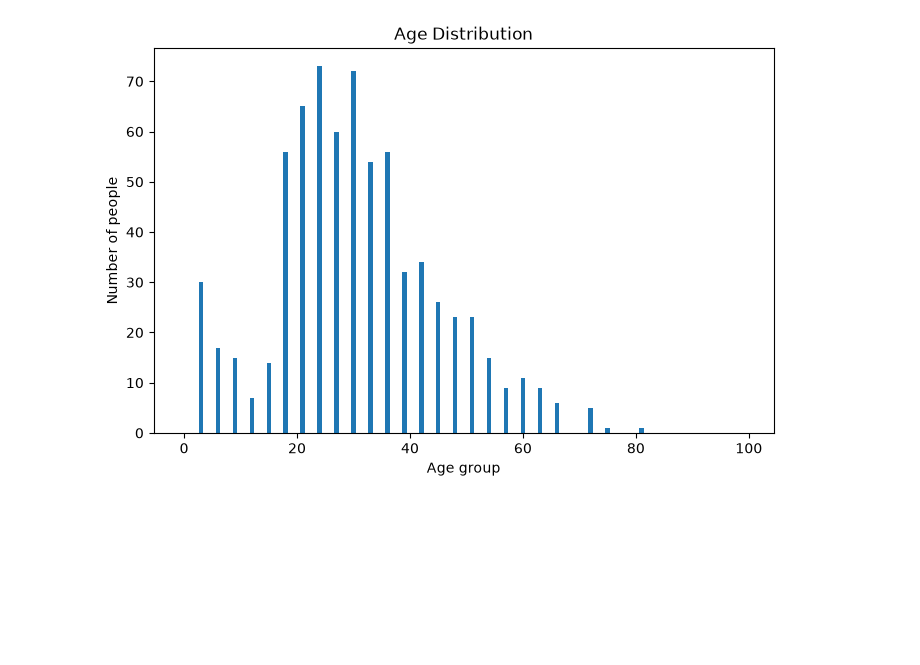
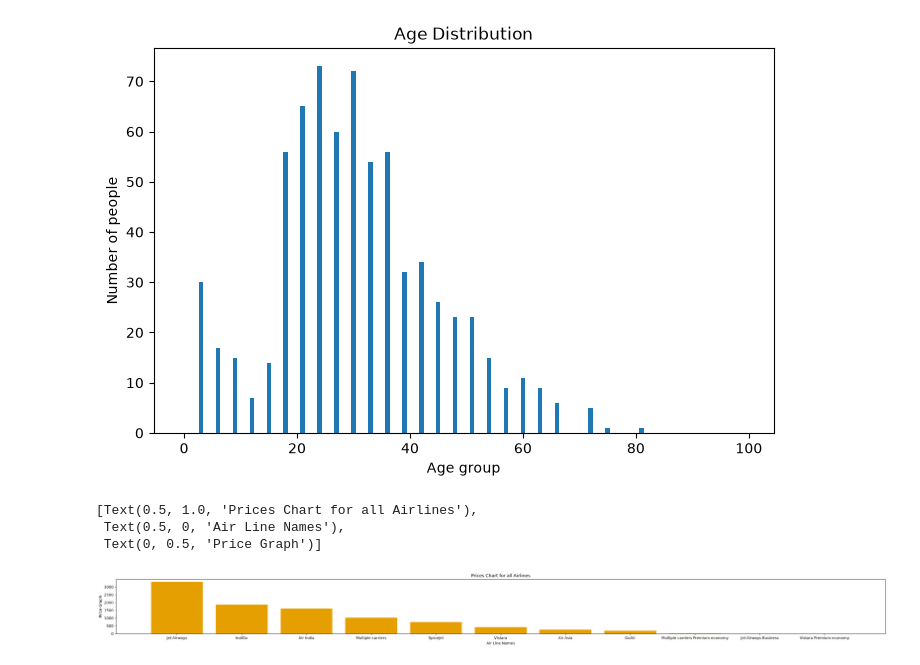
Before and after one commit to 24f3004979/Lab, a Jupyter notebook: src/lab/Machine/PandasBasics.ipynb, the cells around one changed output. Drawn from its saved outputs; the diff is of its cells as text; code cells hidden in the pictures; blank space fills up the shorter version.

```diff
--- a/src/lab/Machine/PandasBasics.ipynb
+++ b/src/lab/Machine/PandasBasics.ipynb
@@ -158,3 +210,27 @@ ax.set(
  Text(0.5, 0, 'Age group'),
  Text(0, 0.5, 'Number of people')]
 [figure]
+# %%
+import pandas as pd
+import matplotlib.pyplot as plt
+
+path = "/home/madhav/workstation/Lab/DataSet/Preprocessing1.csv"
+df = pd.read_csv(path)
+
+info = df.loc[df.Price > 1000, "Airline"].value_counts()
+x = info.index
+y = info
+
+fig,ax = plt.subplots(figsize=(30,3), layout="tight")
+
+ax.bar(x,y, color="#E69F00")
+ax.set(
+    title="Prices Chart for all Airlines",
+    xlabel="Air Line Names",
+    ylabel="Price Graph"
+)
+# %% [output]
+[Text(0.5, 1.0, 'Prices Chart for all Airlines'),
+ Text(0.5, 0, 'Air Line Names'),
+ Text(0, 0.5, 'Price Graph')]
+[figure, added]
```
Also changed, not shown: parts of 3 cells of this notebook, 5 other files.
